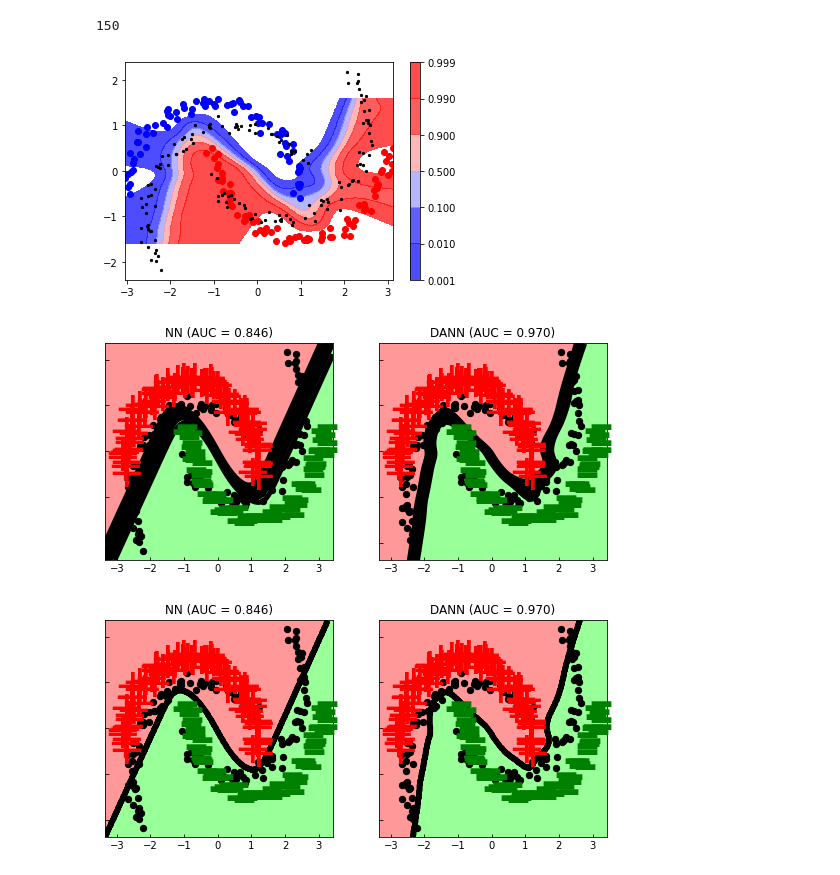
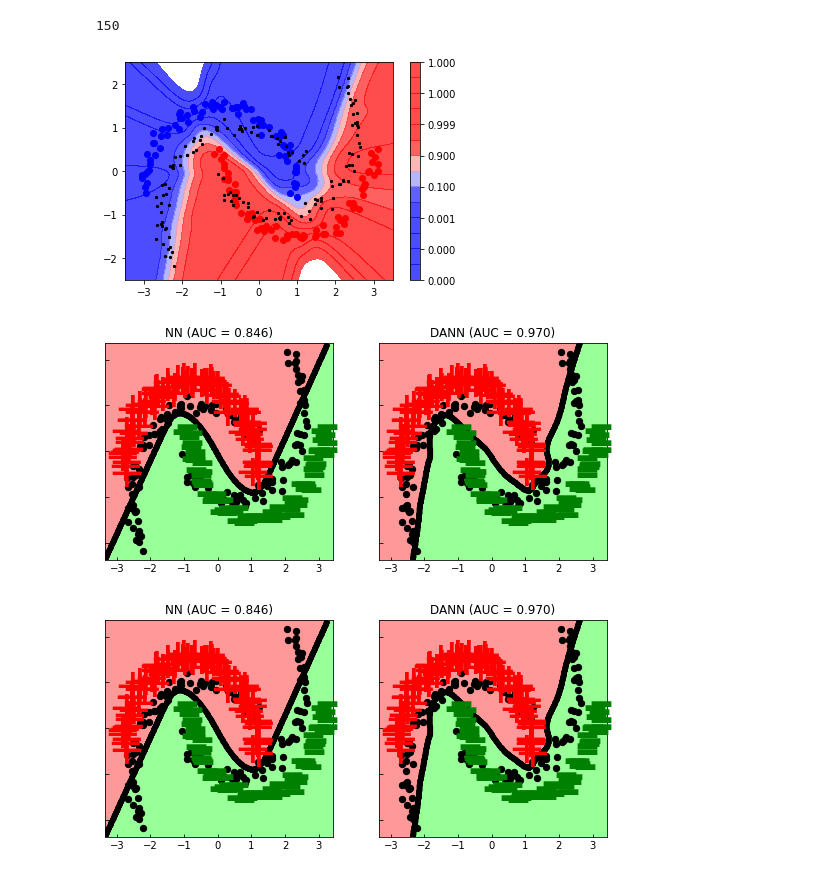
Before and after one commit to leihuang/scrapbook, a Jupyter notebook: DANN_Moons_GRAAL.ipynb, the cells around one changed output. Saved outputs shown, nothing was run; the diff lists cells and outputs as text; code cells hidden in the pictures.

```diff
--- a/DANN_Moons_GRAAL.ipynb
+++ b/DANN_Moons_GRAAL.ipynb
@@ -500,6 +500,11 @@ class DANN3(nn.Module):
         p = torch.nn.Softmax()(yhat)[:,1]
         return p
 
+    def predict_label(self, X):
+        X_ = self.Gf(X)
+        yhat = self.Gy(X_)
+        p = torch.nn.Softmax(dim=1)(yhat)
+        return p.max(dim=1)[1]
 
 
     # def get_optimizer(self, lr):
@@ -735,28 +740,36 @@ for epoch in range(500):
         optimizer.step()
 # %%
 k = 100
-x1s = np.linspace(X[:,0].min(), X[:,0].max(), k)
-x2s = np.linspace(X[:,1].min(), X[:,1].max(), k)
+x1s = np.linspace(-3.5, 3.5, k)
+x2s = np.linspace(-2.5, 2.5, k)
 
 x1ss, x2ss = np.meshgrid(x1s, x2s)
 Xp = np.array(list(zip(x1ss.flatten(), x2ss.flatten())))
 Xp_ = Variable(torch.from_numpy(Xp)).double()
 zss = net3.predict_proba(Xp_).detach().numpy().reshape(k, k)
 
 fig, ax = plt.subplots()
-contours = plt.contourf(x1ss, x2ss, zss, [0.001,0.01, 0.1, 0.5, 0.9, 0.99,0.999], cmap='bwr', alpha=0.7)
-# plt.clabel(contours, inline=True, fontsize=12)
+decades = np.array([1e-7, 1e-6, 1e-5, 1e-4, 1e-3, 1e-2, 1e-1])
+levels = list(decades) + [0.5] + list(1-decades[::-1])
+contours = plt.contourf(x1ss, x2ss, zss, levels, cmap='bwr', alpha=0.7)
 plt.colorbar()
 
 ax.scatter(*X[y==0].T, color='b')
 ax.scatter(*X[y==1].T, color='r')
 ax.scatter(*Xt.T, color='k', s=5)
 
 plt.show()
 # %% [output]
-[figure, old version]
+[figure, new version]
 # %%
-def get_predict_func(net):
+def get_predict_func_label(net):
+    def predict_func(X):
+        X_ = Variable(torch.from_numpy(X)).double()
+        p = net.predict_label(X_)
+        return p.detach().numpy()
+    return predict_func
+
+def get_predict_func_proba(net):
     def predict_func(X):
         X_ = Variable(torch.from_numpy(X)).double()
         p = net.predict_proba(X_)
@@ -765,15 +778,15 @@ def get_predict_func(net):
 
 pyplot.figure(figsize=(9,4))
 pyplot.subplot(1, 2, 1)
-pyplot.title("NN (AUC = %.3f)" % roc_auc_score(yt, get_predict_func(net2)(Xt)))
-draw_trans_data(X, y, Xt, get_predict_func(net2))
+pyplot.title("NN (AUC = %.3f)" % roc_auc_score(yt, get_predict_func_proba(net2)(Xt)))
+draw_trans_data(X, y, Xt, get_predict_func_label(net2))
 
 pyplot.subplot(1, 2, 2)
-pyplot.title("DANN (AUC = %.3f)" % roc_auc_score(yt, get_predict_func(net3)(Xt)))
-draw_trans_data(X, y, Xt, get_predict_func(net3))
+pyplot.title("DANN (AUC = %.3f)" % roc_auc_score(yt, get_predict_func_proba(net3)(Xt)))
+draw_trans_data(X, y, Xt, get_predict_func_label(net3))
 pyplot.show()
 # %% [output]
-[figure, old version]
+[figure, new version]
 # %%
 pyplot.figure(figsize=(9,4))
 pyplot.subplot(1, 2, 1)
```
Also changed, not shown: parts of 1 cell of this notebook.
